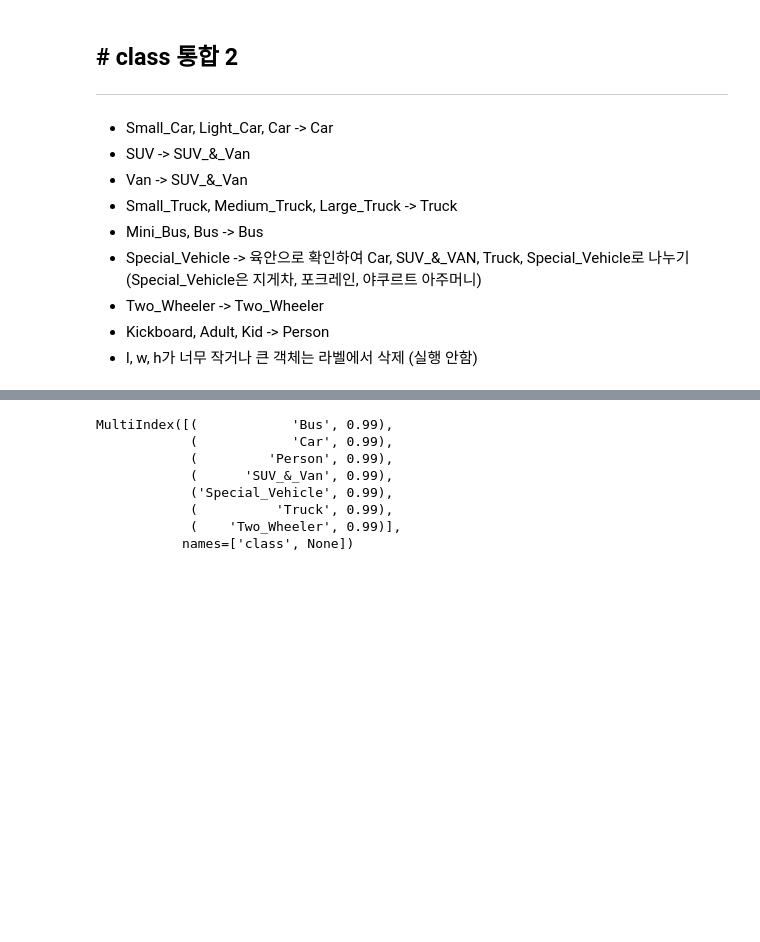
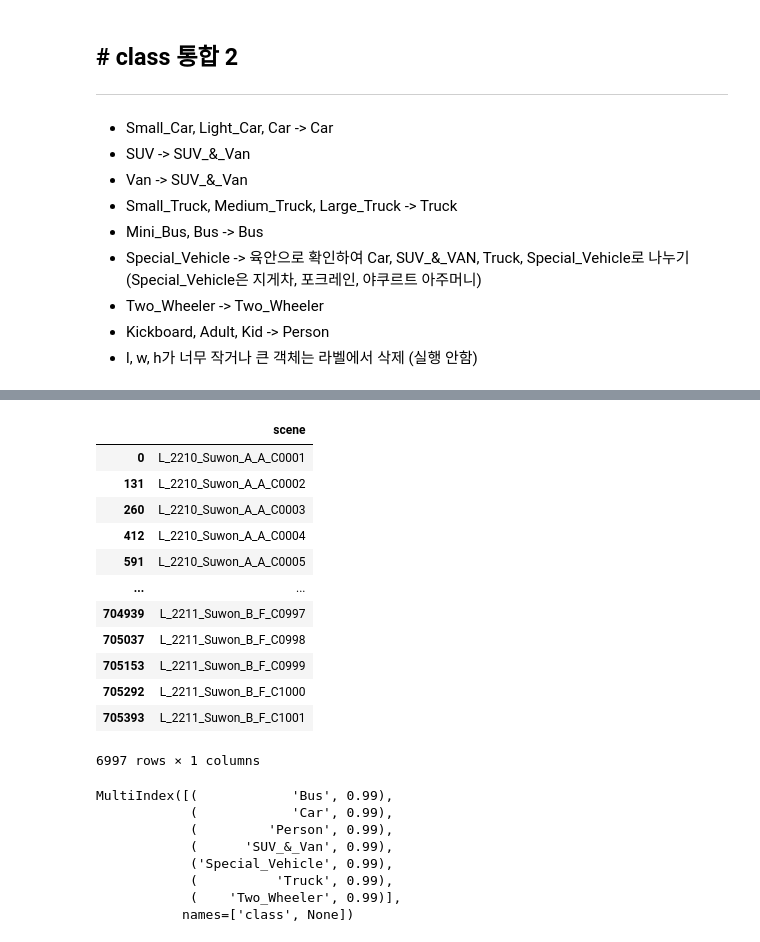
Before and after one commit to aivill-project/NIA50-2, a Jupyter notebook: kimgh/code/all_processing.ipynb, the cells around one changed output, grey strips where cells are left out. Drawn from its saved outputs; the diff is of its cells as text; code cells hidden in the pictures; blank space fills up the shorter version.

```diff
--- a/kimgh/code/all_processing.ipynb
+++ b/kimgh/code/all_processing.ipynb
@@ -203,3 +207,8 @@ dp = dp.dropna(axis=0)
 dp['id'] = dp['id'].astype(int)
 dp.to_csv(f'{dst}/data_info.csv')
 # dp = pd.read_csv('/data/NIA50/50-2/data/nia50_final/data_info.csv', index_col=0, dtype={'frame':object})
+# %%
+idx = []
+for i, j in enumerate(dp_ls):
+    if len(j) == 0:
+        idx.append(i)
@@ -276,7 +330,7 @@ dp.loc[(dp['class']=='Special_Vehicle') & (dp['l']>qt.loc['SUV_&_Van']['l']) & (
 - Kickboard, Adult, Kid -> Person
 - l, w, h가 너무 작거나 큰 객체는 라벨에서 삭제 (실행 안함)
 # %%
-dp = pd.read_csv('/data/NIA50/docker/50-2/data/raw/alldata_info.csv', index_col=0, dtype={'frame':object})
+dp = pd.read_csv('/data/NIA50/docker/50-2/data/raw/data_info.csv', index_col=0, dtype={'frame':object})
 
 # class 통합
 dp.loc[(dp['class']=='Car') | (dp['class']=='Light_Car') | (dp['class']=='Small_Car'), 'class'] = 'Car'
@@ -306,14 +360,15 @@ drop_index = dp.loc[(dp['class']==0)| (dp['class']=='Unknown') | (dp['class']=='
 dp = dp.drop(drop_index).reset_index(drop=True)
 
 # 극단값 제거
-# for class_ in dp['class'].unique():
-#     min_Q = dp.loc[dp['class']==class_][['l', 'w', 'h']].quantile(0.05)
-#     max_Q = dp.loc[dp['class']==class_][['l', 'w', 'h']].quantile(0.99)
-#     drop_index = dp.loc[(dp['class']==class_) &
-#                         ((dp['l']<min_Q[0]) | (dp['w']<min_Q[1]) | (dp['h']<min_Q[2]) | (dp['l']>max_Q[0]) | (dp['w']>max_Q[1]) | (dp['h']>max_Q[2]))].index
-#     dp = dp.drop(drop_index)
+for class_ in dp['class'].unique():
+    min_Q = dp.loc[dp['class']==class_][['l', 'w', 'h']].quantile(0.05)
+    max_Q = dp.loc[dp['class']==class_][['l', 'w', 'h']].quantile(0.99)
+    drop_index = dp.loc[(dp['class']==class_) &
+                        ((dp['l']<min_Q[0]) | (dp['w']<min_Q[1]) | (dp['h']<min_Q[2]) | (dp['l']>max_Q[0]) | (dp['w']>max_Q[1]) | (dp['h']>max_Q[2]))].index
+    dp = dp.drop(drop_index)
 
 dp = dp.reset_index(drop=True)
+dp.to_csv(f'/data/NIA50/50-2/final/data_info_integ_rm_ol.csv')
 dp.info()
 # %% [output]
 <class 'pandas.core.frame.DataFrame'>
@@ -336,3 +407,19 @@ memory usage: 113.1+ MB
+# %%
+dp[['scene']].drop_duplicates()
+# %% [output]
+|  | scene |
+| 0 | L_2210_Suwon_A_A_C0001 |
+| 131 | L_2210_Suwon_A_A_C0002 |
+| 260 | L_2210_Suwon_A_A_C0003 |
+| 412 | L_2210_Suwon_A_A_C0004 |
+| 591 | L_2210_Suwon_A_A_C0005 |
+| ... | ... |
+| 704939 | L_2211_Suwon_B_F_C0997 |
+| 705037 | L_2211_Suwon_B_F_C0998 |
+| 705153 | L_2211_Suwon_B_F_C0999 |
+| 705292 | L_2211_Suwon_B_F_C1000 |
+| 705393 | L_2211_Suwon_B_F_C1001 |
+6997 rows × 1 columns
 # %%
 # # 극단값 제거 (IQR 사용)
 # # dp_Q = dp.groupby('class').quantile([0.25, 0.75])[['l', 'w', 'h']]
```
Also changed, not shown: parts of 13 cells of this notebook, 4 other files.
